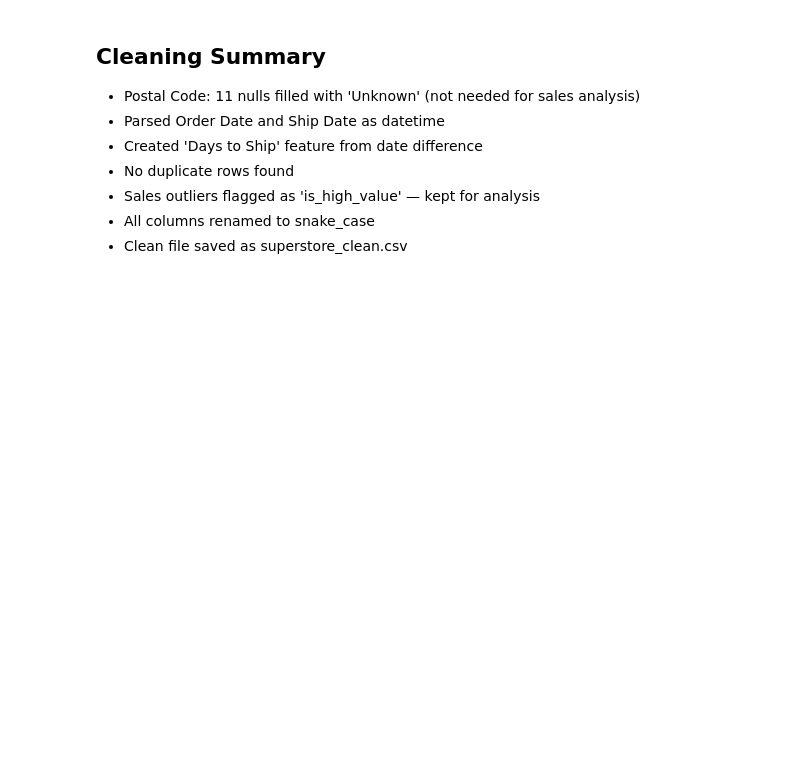
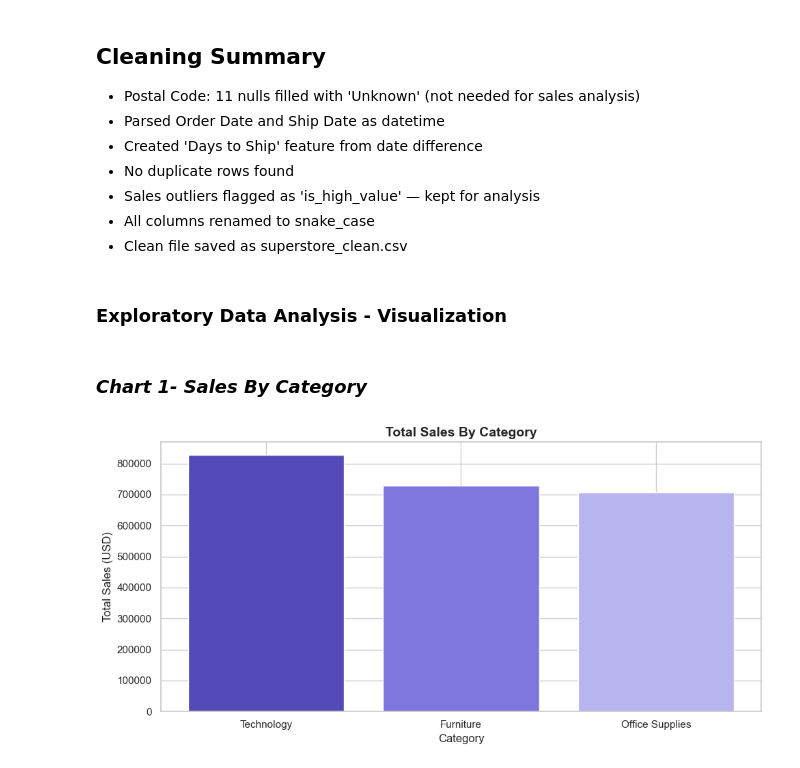
Before and after one commit to ahtisham34-tech/Data-Analyst-Portfolio, a Jupyter notebook: eda.ipynb, the cells around one changed output. Drawn from its saved outputs; the diff is of its cells as text; code cells hidden in the pictures; blank space fills up the shorter version.

Commit message:
Day 3: 4 charts with insights and project summary.

```diff
--- a/eda.ipynb
+++ b/eda.ipynb
@@ -231,3 +231,39 @@ Cleaned dataset saved as 'cleaned_sales_data.csv'.
 - Sales outliers flagged as 'is_high_value' — kept for analysis
 - All columns renamed to snake_case
 - Clean file saved as superstore_clean.csv
+# %% [markdown]
+### **Exploratory Data Analysis - Visualization**
+# %%
+# Imports and style setup
+import pandas as pd
+import seaborn as sns
+import matplotlib.pyplot as plt
+
+df = pd.read_csv('cleaned_sales_data.csv')
+
+# chart syling
+sns.set_theme(style = 'whitegrid')
+plt.rcParams['figure.figsize'] = (10,5)
+plt.rcParams['font.size'] = 12
+# %% [markdown]
+### *Chart 1- Sales By Category*
+# %%
+# step-1 group your data by category and add up all sales
+category_sales = df.groupby('category')['sales'].sum().sort_values(ascending=False)
+
+# step -2 create a blank chart
+fig, ax = plt.subplots()
+
+# step-3 draw the bars
+bars = ax.bar(category_sales.index, category_sales.values,color=['#534AB7', '#7F77DD', '#B8B4F0'])
+
+# step-4 add the title and labels
+ax.set_title('Total Sales By Category', fontsize = 14, fontweight = 'bold')
+ax.set_xlabel('Category')
+ax.set_ylabel('Total Sales (USD)')
+
+plt.tight_layout()
+plt.savefig('sales_by_category.png', dpi = 150)
+plt.show()
+# %% [output]
+[figure, added]
```
Also changed, not shown: parts of 13 cells of this notebook, 4 other files.
